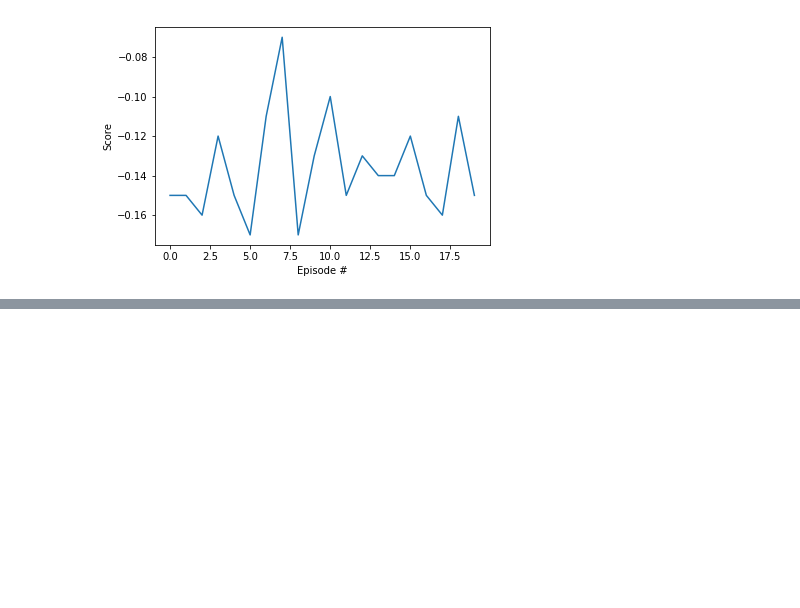
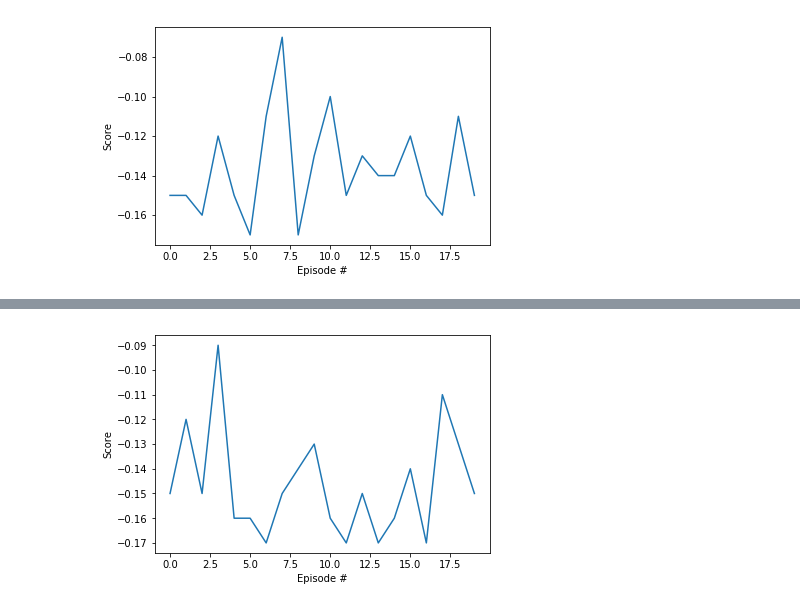
Before and after one commit to EternalSH/deep-reinforcement-learning, a Jupyter notebook: p3_collab-compet/Tennis.ipynb, the cells around one changed output, grey strips where cells are left out. Drawn from its saved outputs; the diff is of its cells as text; code cells hidden in the pictures; blank space fills up the shorter version.

```diff
--- a/p3_collab-compet/Tennis.ipynb
+++ b/p3_collab-compet/Tennis.ipynb
@@ -514,3 +525,14 @@ plt.show()
 23:27:11 Episode 19      Episode score: -0.110  Score (last 10): -0.133 Average rolling for last 100: -0.136
 23:29:01 Episode 20      Episode score: -0.150  Score (last 10): -0.135 Average rolling for last 100: -0.136
 [figure]
+# %%
+scores = maddpg(20, 500, early_break = False, memory = shared_memory, print_every = 4)
+
+# plot the scores
+fig = plt.figure()
+ax = fig.add_subplot(111)
+plt.plot(np.arange(len(scores)), scores)
+plt.ylabel('Score')
+plt.xlabel('Episode #')
+plt.show()
+# %% [output]
@@ -516,0 +545 @@ plt.show()
+[figure, added]
```
Also changed, not shown: parts of 12 cells of this notebook, 1 other file.
